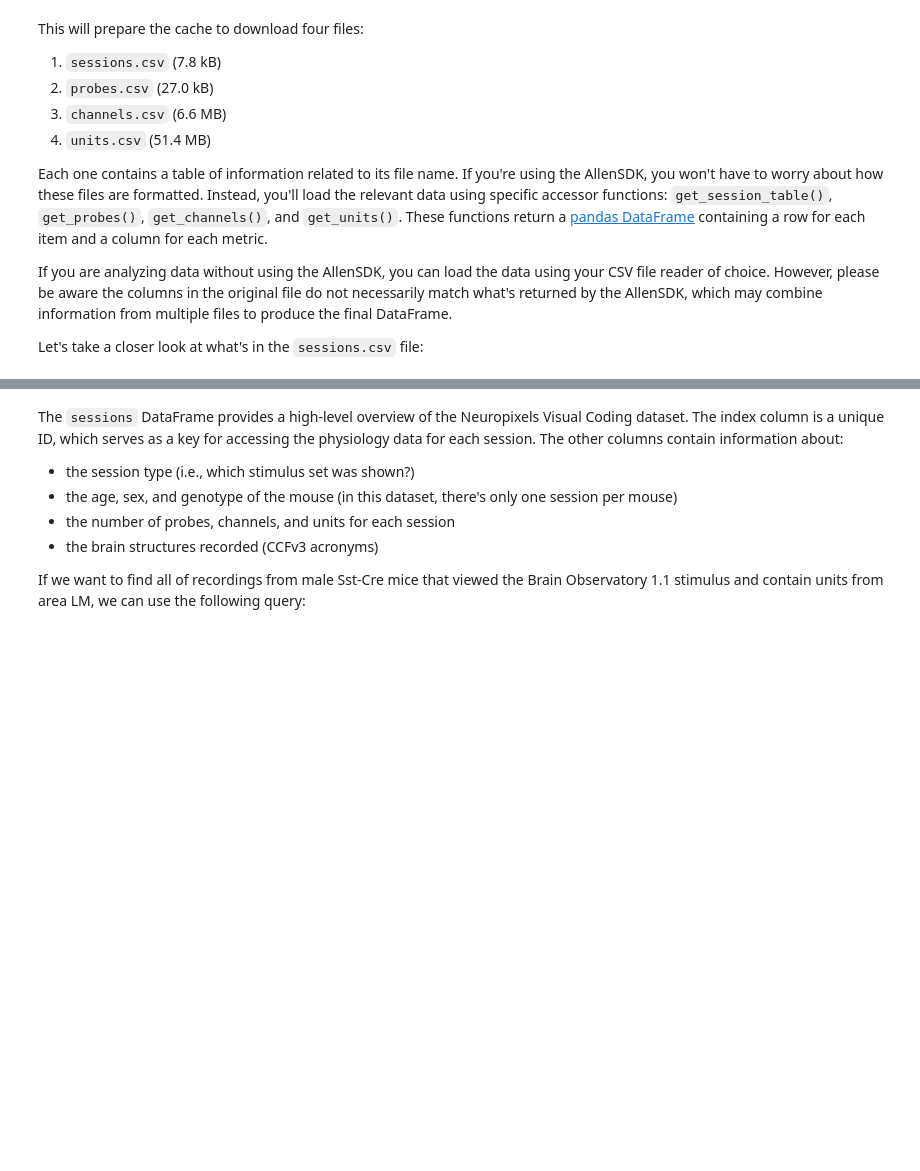
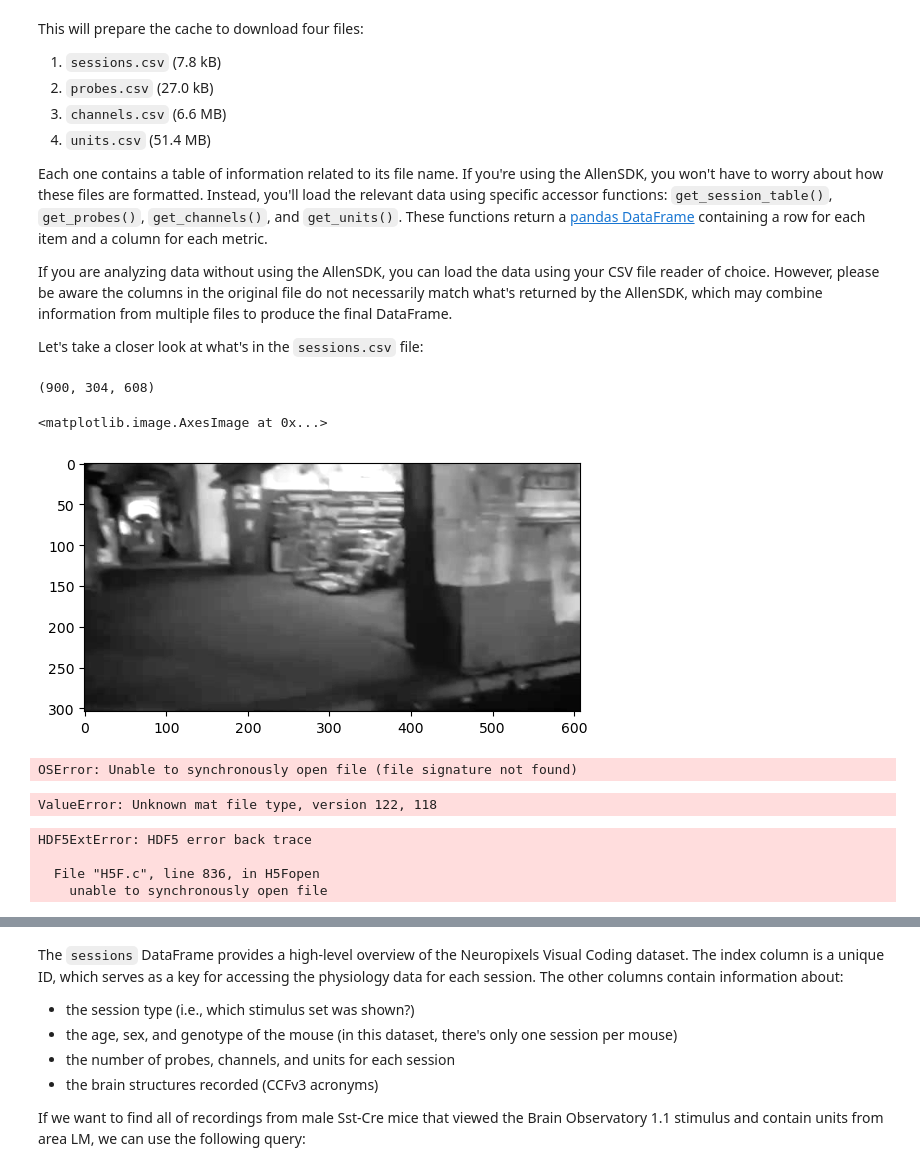
Before and after one commit to josephyu11600/ML-Neural-Data, a Jupyter notebook: Project/notebooks/ecephys_data_access.ipynb, the cells around one changed output, grey strips where cells are left out. Drawn from its saved outputs; the diff is of its cells as text; code cells hidden in the pictures; blank space fills up the shorter version.

```diff
--- a/Project/notebooks/ecephys_data_access.ipynb
+++ b/Project/notebooks/ecephys_data_access.ipynb
@@ -45,8 +45,8 @@ from allensdk.brain_observatory.ecephys.ecephys_project_cache import EcephysProj
 # %% [markdown]
 Next, we'll specify the location of the manifest file. If you're creating a cache for the first time, this file won't exist yet, but it _must_ be placed in an existing data directory. Remember to choose a location that has plenty of free space available.
 # %%
-output_dir = '/srv/wu-lab/flash12/hjiang357/ecephys_cache_dir' # 设置为用户有写入权限的目录
-DOWNLOAD_COMPLETE_DATASET = True
+output_dir = 'Data'
+DOWNLOAD_COMPLETE_DATASET = False
 # %%
 manifest_path = os.path.join(output_dir, "manifest.json")
 # %% [markdown]
@@ -68,3 +70,9 @@ Each one contains a table of information related to its file name. If you're usi
 If you are analyzing data without using the AllenSDK, you can load the data using your CSV file reader of choice. However, please be aware the columns in the original file do not necessarily match what's returned by the AllenSDK, which may combine information from multiple files to produce the final DataFrame.
 
 Let's take a closer look at what's in the `sessions.csv` file:
+# %%
+nat_movie = cache.get_natural_movie_template(1)
+# %%
+nat_movie.shape
+# %% [output]
+(900, 304, 608)
@@ -70,0 +81,5 @@ Let's take a closer look at what's in the `sessions.csv` file:
+# %%
+plt.imshow(nat_movie[0], cmap='gray')
+# %% [output]
+<matplotlib.image.AxesImage at 0x...>
+[figure, added]
@@ -71,3 +88,26 @@ Let's take a closer look at what's in the `sessions.csv` file:
+# %%
+file_path = 'Data/natural_movie_templates/natural_movie_1.h5'
+with h5py.File(file_path, 'r+') as h5_file:
+    def print_structure(name, obj):
+        print(name)
+
+    # Print the structure of the entire file
+    h5_file.visititems(print_structure)
+# %% [output]
+OSError: Unable to synchronously open file (file signature not found)
+# %%
+import scipy.io
+f = scipy.io.loadmat('Data/natural_movie_templates/natural_movie_1.h5')
+# %% [output]
+ValueError: Unknown mat file type, version 122, 118
+# %%
+import tables
+file = tables.open_file('Data/natural_movie_templates/natural_movie_1.h5')
+# %% [output]
+HDF5ExtError: HDF5 error back trace
+
+  File "H5F.c", line 836, in H5Fopen
+    unable to synchronously open file
 # %%
 sessions = cache.get_session_table()
 
```
Also changed, not shown: parts of 4 cells of this notebook, 48 other files.
